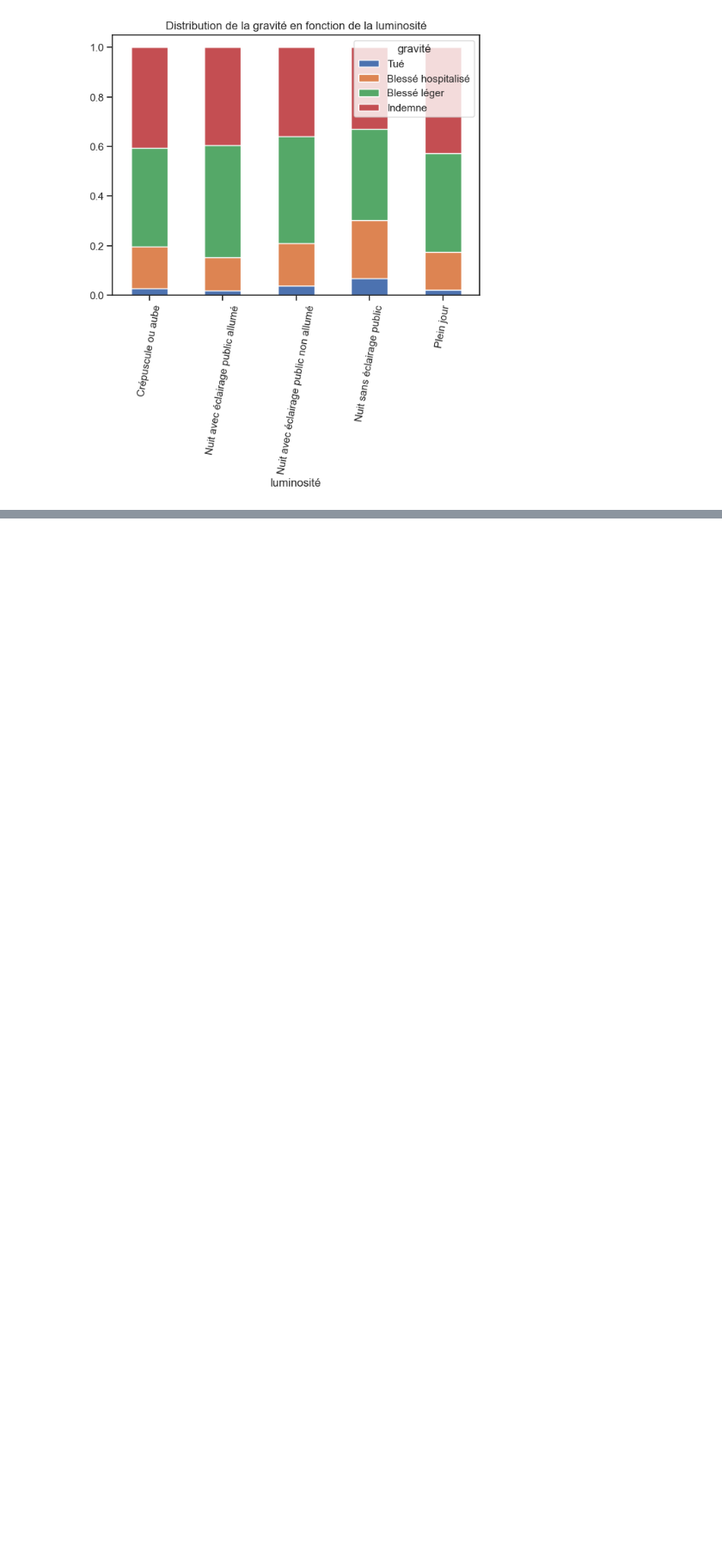
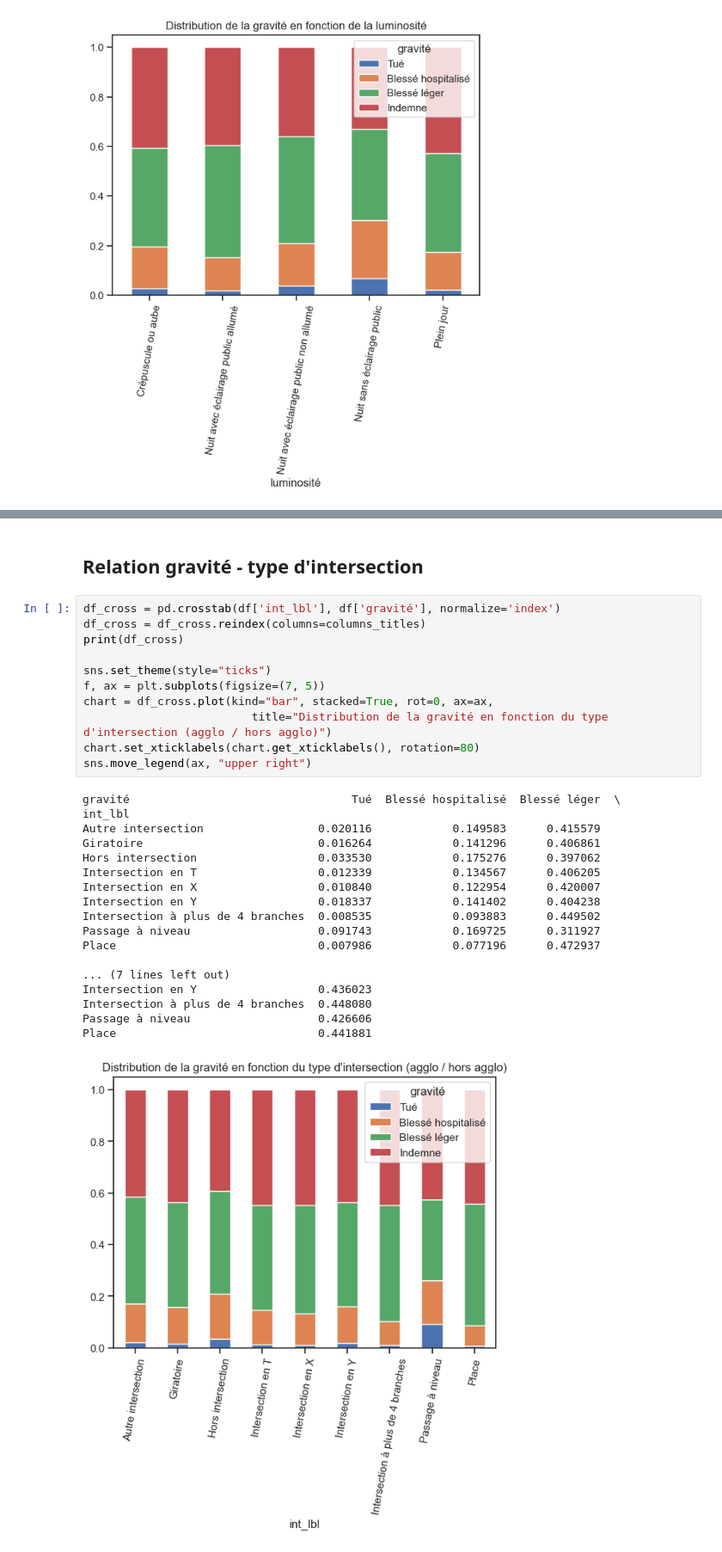
Before and after one commit to nicolascarayon/projet-accidents-routiers, a Jupyter notebook: nico_grav_caract.ipynb, the cells around one changed output, grey strips where cells are left out. Shown: that part at 86% size. Drawn from its saved outputs; the diff is of its cells as text; blank space fills up the shorter version.

```diff
--- a/nico_grav_caract.ipynb
+++ b/nico_grav_caract.ipynb
@@ -141,0 +207,32 @@ gravité        date       tue  blesse_hosp  bless_leger   indemne
+# %% [markdown]
+## Relation gravité - type d'intersection
+# %%
+df_cross = pd.crosstab(df['int_lbl'], df['gravité'], normalize='index')
+df_cross = df_cross.reindex(columns=columns_titles)
+print(df_cross)
+
+sns.set_theme(style="ticks")
+f, ax = plt.subplots(figsize=(7, 5))
+chart = df_cross.plot(kind="bar", stacked=True, rot=0, ax=ax,
+                         title="Distribution de la gravité en fonction du type d'intersection (agglo / hors agglo)")
+chart.set_xticklabels(chart.get_xticklabels(), rotation=80)
+sns.move_legend(ax, "upper right")
+# %% [output]
+gravité                                 Tué  Blessé hospitalisé  Blessé léger  \
+int_lbl
+Autre intersection                 0.020116            0.149583      0.415579
+Giratoire                          0.016264            0.141296      0.406861
+Hors intersection                  0.033530            0.175276      0.397062
+Intersection en T                  0.012339            0.134567      0.406205
+Intersection en X                  0.010840            0.122954      0.420007
+Intersection en Y                  0.018337            0.141402      0.404238
+Intersection à plus de 4 branches  0.008535            0.093883      0.449502
+Passage à niveau                   0.091743            0.169725      0.311927
+Place                              0.007986            0.077196      0.472937
+
+... (7 lines left out)
+Intersection en Y                  0.436023
+Intersection à plus de 4 branches  0.448080
+Passage à niveau                   0.426606
+Place                              0.441881
+[figure, added]
```
Also changed, not shown: parts of 11 cells of this notebook, 1 other file.
